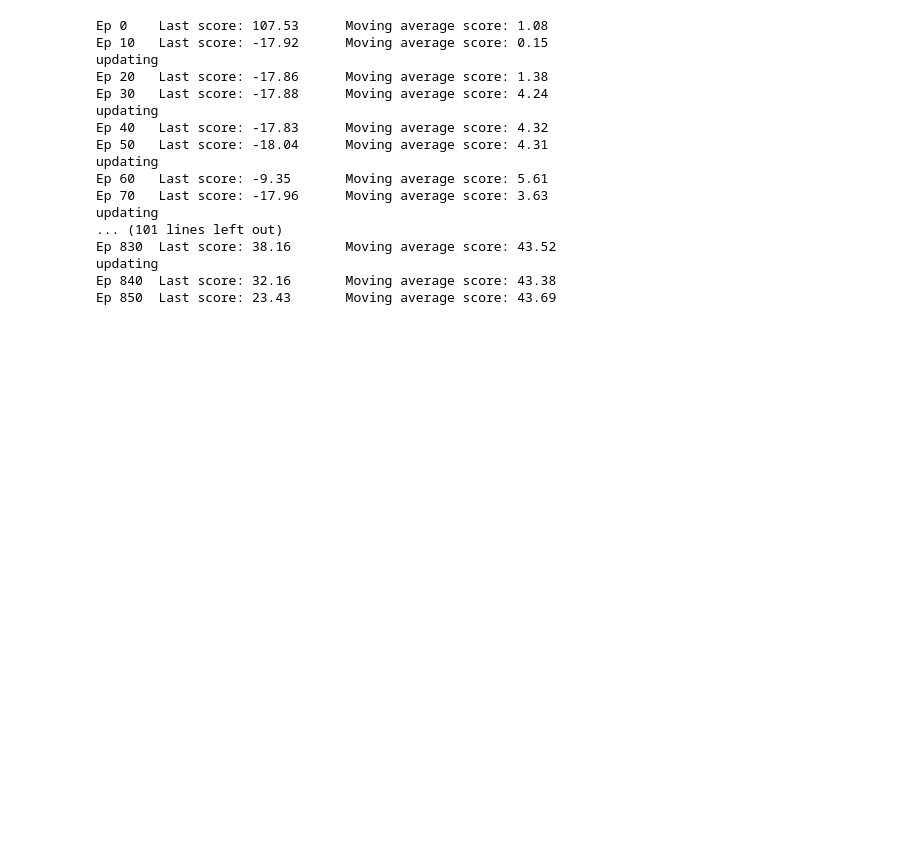
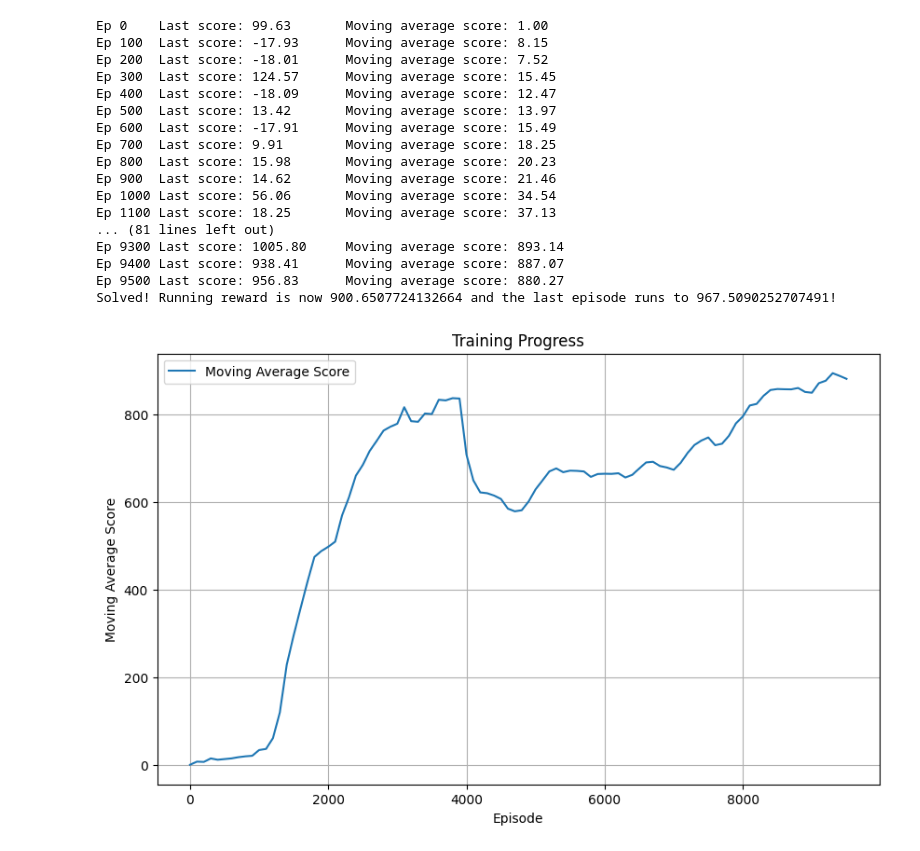
Before and after one commit to AnantRajput415/ADPS, a Jupyter notebook: train.ipynb, the cells around one changed output. Drawn from its saved outputs; the diff is of its cells as text; code cells hidden in the pictures; blank space fills up the shorter version.

```diff
--- a/train.ipynb
+++ b/train.ipynb
@@ -164,7 +167,7 @@ class Agent():
         self.buffer = np.empty(self.buffer_capacity, dtype=transition)
         self.counter = 0
 
-        self.optimizer = optim.Adam(self.net.parameters(), lr=1e-3)
+        self.optimizer = optim.Adam(self.net.parameters(), lr=1e-4)
 
     def select_action(self, state):
         state = torch.from_numpy(state).double().to(device).unsqueeze(0)
@@ -179,7 +182,7 @@ class Agent():
         return action, a_logp
 
     def save_param(self):
-        torch.save(self.net.state_dict(), 'param/ppo_net_params.pkl')
+        torch.save(self.net.state_dict(), 'param/ppo_net_params1.pkl')
 
     def store(self, transition):
         self.buffer[self.counter] = transition
@@ -189,6 +192,9 @@ class Agent():
             return True
         else:
             return False
+
+    def load_param(self):
+        self.net.load_state_dict(torch.load('param/ppo_net_params1.pkl'))
 
     def update(self):
         self.training_step += 1
@@ -221,7 +227,3 @@ class Agent():
                 self.optimizer.zero_grad()
                 loss.backward()
                 self.optimizer.step()
-# %%
-env = Env(args)
-state = env.reset()
-print(f"Type: {type(state)}, Shape: {getattr(state, 'shape', 'N/A')}")
@@ -234,57 +230,71 @@ Transition Sample: [('s', '<f8', (4, 96, 96)), ('a', '<f8', (3,)), ('a_logp', '<
 # %%
+import matplotlib.pyplot as plt
+
 if __name__ == "__main__":
     agent = Agent()
     env = Env(args)
-    # img_rgb = env.reset()
-    # print(type(img_rgb))
-    # print(img_rgb)
-    if args.vis:
-        draw_reward = DrawLine(env="car", title="PPO", xlabel="Episode", ylabel="Moving averaged episode reward")
 
     training_records = []
+    scores = []
+    episodes = []
     running_score = 0
-    state = env.reset()
+
     for i_ep in range(100000):
         score = 0
         state = env.reset()
 
         for t in range(1000):
             action, a_logp = agent.select_action(state)
             state_, reward, done, die = env.step(action * np.array([2., 1., 1.]) + np.array([-1., 0., 0.]))
+
             if args.render:
                 env.render()
             if agent.store((state, action, a_logp, reward, state_)):
-                print('updating')
                 agent.update()
             score += reward
             state = state_
             if done or die:
                 break
+
         running_score = running_score * 0.99 + score * 0.01
 
-        if i_ep % args.log_interval == 0:
-            if args.vis:
-                draw_reward(xdata=i_ep, ydata=running_score)
+        if i_ep % 100 == 0:
+            episodes.append(i_ep)
+            scores.append(running_score)
             print('Ep {}\tLast score: {:.2f}\tMoving average score: {:.2f}'.format(i_ep, score, running_score))
+        if i_ep % 10 == 0:
             agent.save_param()
+
         if running_score > env.reward_threshold:
             print("Solved! Running reward is now {} and the last episode runs to {}!".format(running_score, score))
             break
+
+    # Plot scores after training
+    plt.figure(figsize=(10, 6))
+    plt.plot(episodes, scores, label="Moving Average Score")
+    plt.xlabel("Episode")
+    plt.ylabel("Moving Average Score")
+    plt.title("Training Progress")
+    plt.legend()
+    plt.grid()
+    plt.savefig("training_progress.png")
+    plt.show()
 # %% [output]
-Ep 0    Last score: 107.53      Moving average score: 1.08
-Ep 10   Last score: -17.92      Moving average score: 0.15
-updating
-Ep 20   Last score: -17.86      Moving average score: 1.38
-Ep 30   Last score: -17.88      Moving average score: 4.24
-updating
-Ep 40   Last score: -17.83      Moving average score: 4.32
-Ep 50   Last score: -18.04      Moving average score: 4.31
-updating
-Ep 60   Last score: -9.35       Moving average score: 5.61
-Ep 70   Last score: -17.96      Moving average score: 3.63
-updating
-... (101 lines left out)
-Ep 830  Last score: 38.16       Moving average score: 43.52
-updating
-Ep 840  Last score: 32.16       Moving average score: 43.38
-Ep 850  Last score: 23.43       Moving average score: 43.69
+Ep 0    Last score: 99.63       Moving average score: 1.00
+Ep 100  Last score: -17.93      Moving average score: 8.15
+Ep 200  Last score: -18.01      Moving average score: 7.52
+Ep 300  Last score: 124.57      Moving average score: 15.45
+Ep 400  Last score: -18.09      Moving average score: 12.47
+Ep 500  Last score: 13.42       Moving average score: 13.97
+Ep 600  Last score: -17.91      Moving average score: 15.49
+Ep 700  Last score: 9.91        Moving average score: 18.25
+Ep 800  Last score: 15.98       Moving average score: 20.23
+Ep 900  Last score: 14.62       Moving average score: 21.46
+Ep 1000 Last score: 56.06       Moving average score: 34.54
+Ep 1100 Last score: 18.25       Moving average score: 37.13
+... (81 lines left out)
+Ep 9300 Last score: 1005.80     Moving average score: 893.14
+Ep 9400 Last score: 938.41      Moving average score: 887.07
+Ep 9500 Last score: 956.83      Moving average score: 880.27
+Solved! Running reward is now 900.6507724132664 and the last episode runs to 967.5090252707491!
+[figure, added]
```
Also changed, not shown: parts of 4 cells of this notebook, 4 other files.
